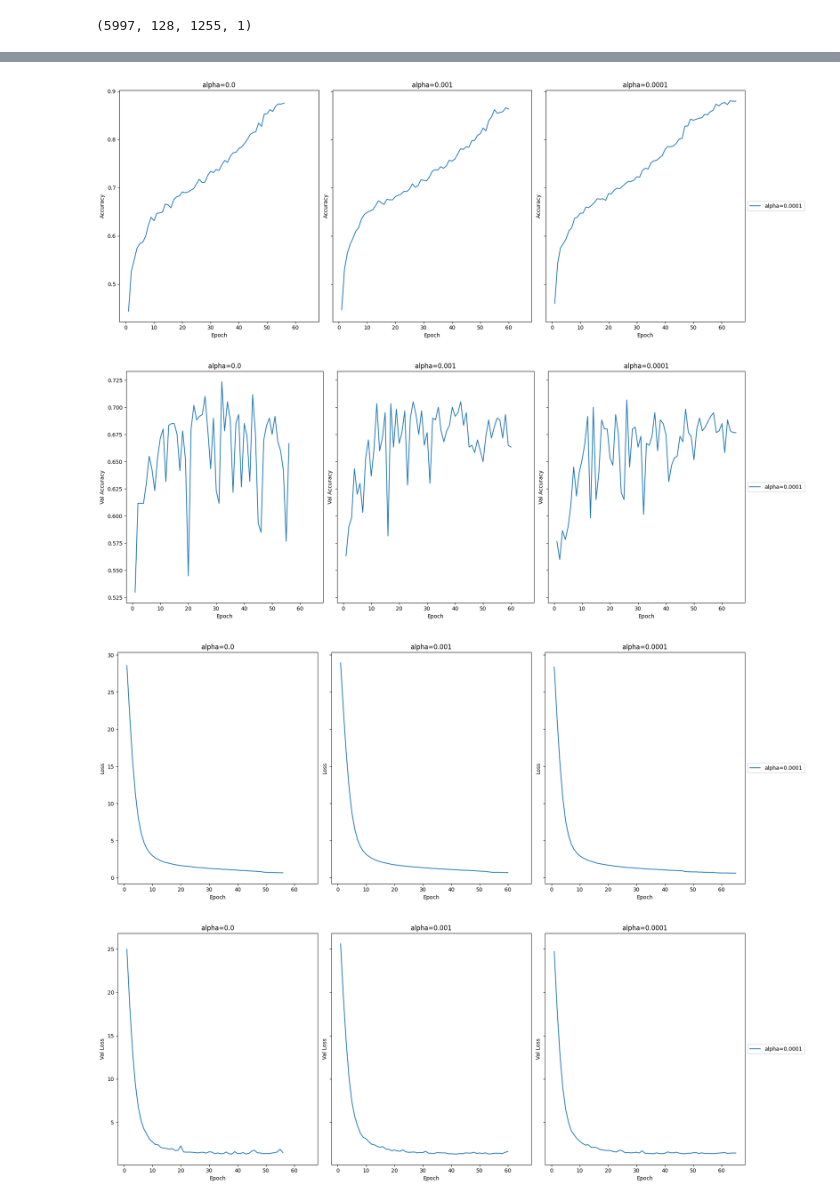
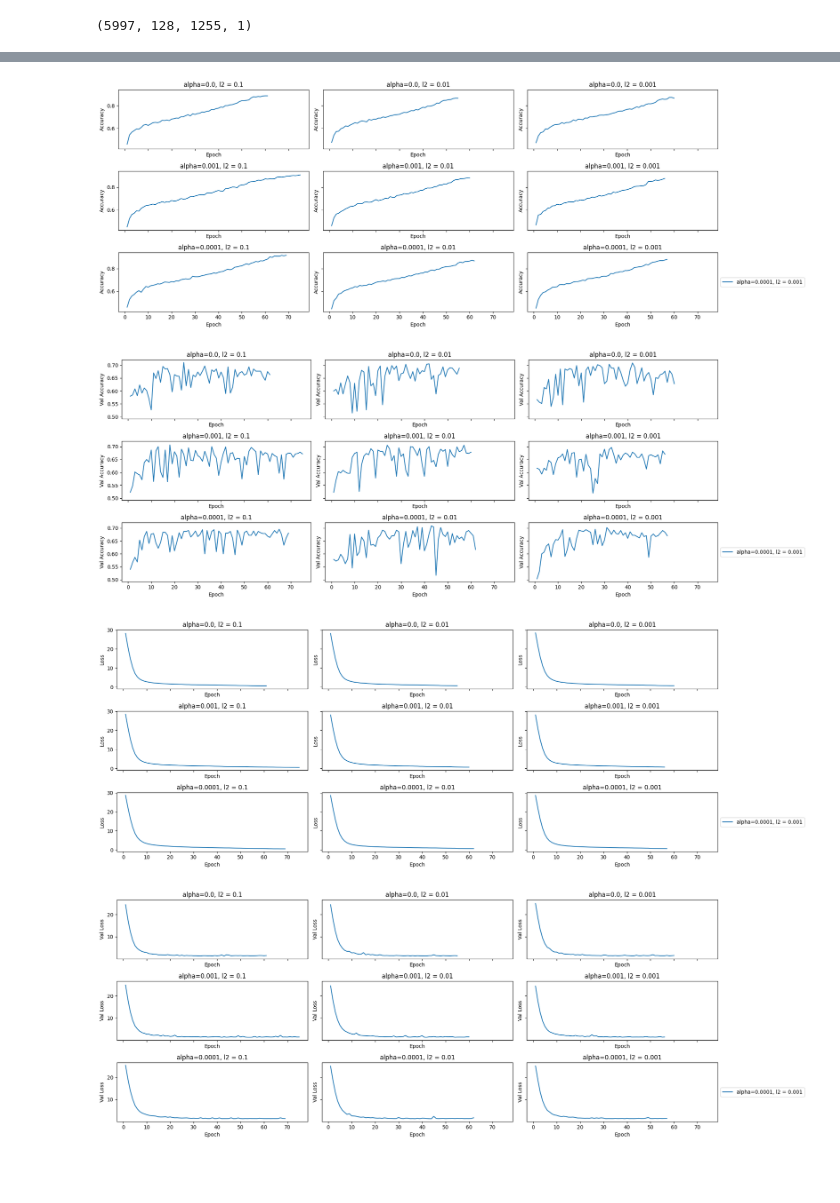
Before and after one commit to menduv/Thesis, a Jupyter notebook: experiments/CNN_magni_w_latentregularisation_gridserach.ipynb, the cells around one changed output, grey strips where cells are left out. Drawn from its saved outputs; the diff is of its cells as text; code cells hidden in the pictures; blank space fills up the shorter version.

```diff
--- a/experiments/CNN_magni_w_latentregularisation_gridserach.ipynb
+++ b/experiments/CNN_magni_w_latentregularisation_gridserach.ipynb
@@ -166,9 +166,9 @@ data.shape
 # %% [output]
 (5997, 128, 1255, 1)
 # %%
-def create_model(num_classes, l1_reg=0.01, l2_reg=0.001, alpha=0.0):
+def create_model(num_classes, l1_reg=0.01, l2_reg=0, alpha=0.0):
     class ModelSubClassing(keras.Model):
-        def __init__(self, num_classes, l1_reg=0.01, l2_reg=0.001, alpha = 0):
+        def __init__(self, num_classes, l1_reg=0.01, l2_reg=0, alpha = 0):
             super().__init__()
 
             # Define L1 and L2 regularizer
@@ -346,6 +346,7 @@ def create_model(num_classes, l1_reg=0.01, l2_reg=0.001, alpha=0.0):
 
         # Add a custom loss method in the model
         def custom_loss(self, caption_embedding, x_dense64):
+            # Compute the Mean Squared Error (MSE) between caption_embedding and x_dense64
             return tf.reduce_mean(tf.square(caption_embedding - x_dense64))
 
         #new
@@ -365,9 +366,10 @@ def create_model(num_classes, l1_reg=0.01, l2_reg=0.001, alpha=0.0):
 # %%
 # Define hyperparameters for grid search
 param_grid = {
+    'alpha': [0.0, 0.001, 0.0001],
     # 'l1_reg': [0.01, 0.001],
-    # 'l2_reg': [0.01, 0.001],
-    'alpha': [0.0, 0.001, 0.0001]
+    'l2_reg': [0.1, 0.01, 0.001]
+
 }
 
 # Define an empty dictionary to store history objects
@@ -466,7 +468,8 @@ for idx, (parameter_combination, history) in enumerate(history_dict.items()):
 
     # Parameters string for legend label
     # params_label = f"alpha={parameter_combination[0]}, l1 = {parameter_combination[1]}, l2 = {parameter_combination[2]}"
-    params_label = f"alpha={parameter_combination[0]}"
+    # params_label = f"alpha={parameter_combination[0]}"
+    params_label = f"alpha={parameter_combination[0]}, l2 = {parameter_combination[1]}"
 
     # Plot Training accuracy for this combination
     axes_acc_flat[idx].plot(epochs, history['accuracy'], label=params_label)
@@ -481,37 +484,37 @@ for idx, (parameter_combination, history) in enumerate(history_dict.items()):
     axes_val_acc_flat[idx].set_ylabel('Val Accuracy')
 
     # Plot Training loss for this combination
     axes_loss_flat[idx].plot(epochs, history['loss'], label=params_label)
     axes_loss_flat[idx].set_title(params_label)
     axes_loss_flat[idx].set_xlabel('Epoch')
     axes_loss_flat[idx].set_ylabel('Loss')
 
     # Plot Validation loss for this combination
     axes_val_loss_flat[idx].plot(epochs, history['val_loss'], label=params_label)
     axes_val_loss_flat[idx].set_title(params_label)
     axes_val_loss_flat[idx].set_xlabel('Epoch')
     axes_val_loss_flat[idx].set_ylabel('Val Loss')
 
 # After adding all the plots to the subplots, adjust the layout and add the legend outside the last axis in each figure
 for axes, fig in [(axes_acc_flat, fig_acc),
                   (axes_val_acc_flat, fig_val_acc),
                   (axes_loss_flat, fig_loss),
                   (axes_val_loss_flat, fig_val_loss)]:
     # Put a legend to the right of the last subplot
     axes[-1].legend(loc='center left', bbox_to_anchor=(1, 0.5))
 
     # Hide any unused axes if the number of combinations isn't a perfect square
     for ax in axes[num_combinations:]:
         ax.set_visible(False)
 
     fig.tight_layout()
     fig.subplots_adjust(right=0.85)  # Adjust subplot params so the legend outside fits
     fig.show()
 # %% [output]
-[figure, old version]
+[figure, new version]
-[figure, old version]
+[figure, new version]
-[figure, old version]
+[figure, new version]
-[figure, old version]
+[figure, new version]
 # %%
 # Plotting
 def plot_history(history_dict):
```
Also changed, not shown: parts of 8 cells of this notebook, 6 other files.
